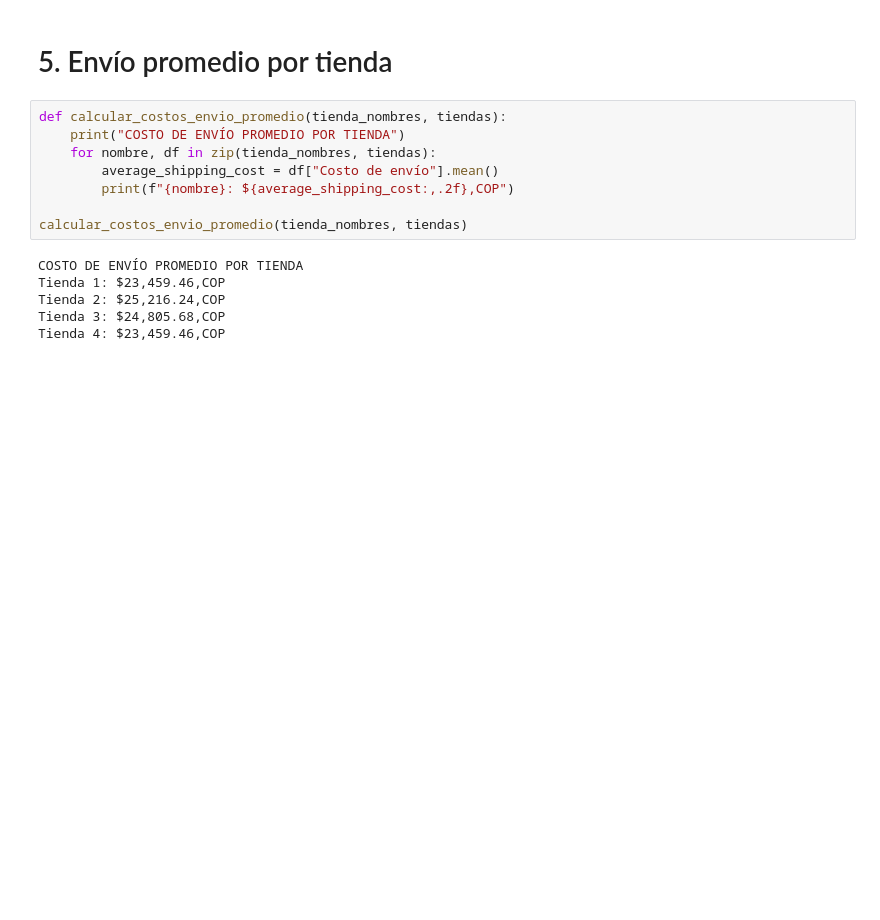
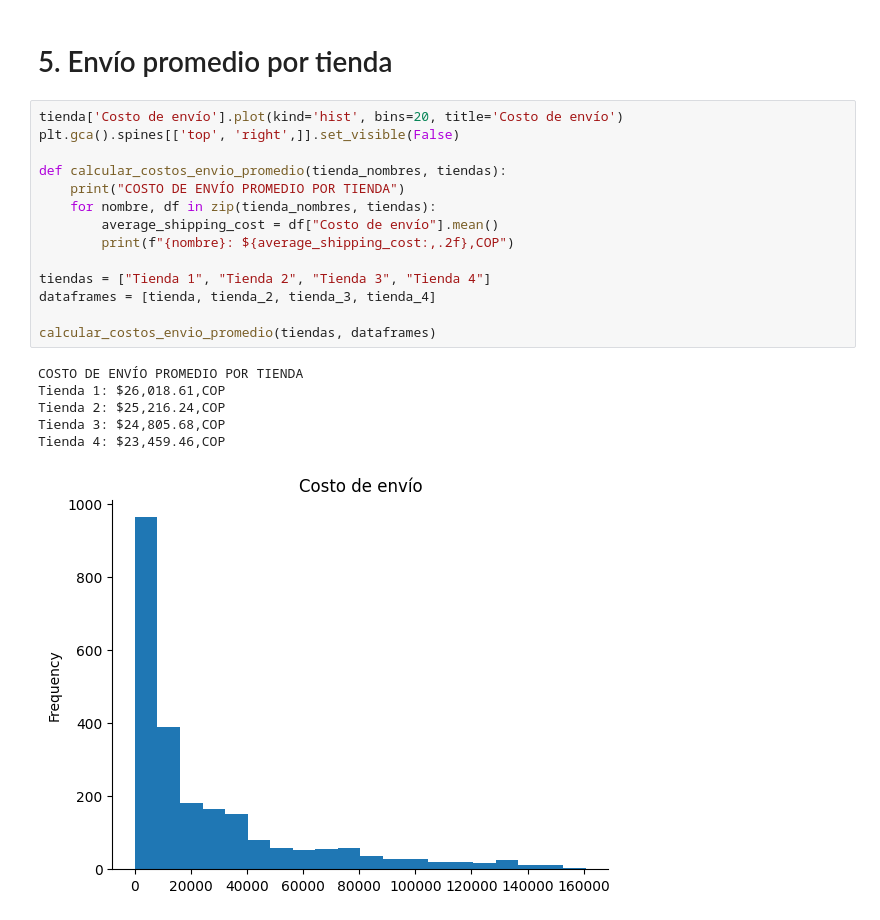
Before and after one commit to Oxpol85/Data-Base-Challenge-Juan-shop, a Jupyter notebook: AluraStoreLatam.ipynb, the cells around one changed output. Saved outputs shown, nothing was run; the diff lists cells and outputs as text; blank space fills up the shorter version.

```diff
--- a/AluraStoreLatam.ipynb
+++ b/AluraStoreLatam.ipynb
@@ -296,16 +296,23 @@ Guitarra eléctrica                  33  25823100
 # %% [markdown]
 # 5. Envío promedio por tienda
 # %%
+tienda['Costo de envío'].plot(kind='hist', bins=20, title='Costo de envío')
+plt.gca().spines[['top', 'right',]].set_visible(False)
+
 def calcular_costos_envio_promedio(tienda_nombres, tiendas):
     print("COSTO DE ENVÍO PROMEDIO POR TIENDA")
     for nombre, df in zip(tienda_nombres, tiendas):
         average_shipping_cost = df["Costo de envío"].mean()
         print(f"{nombre}: ${average_shipping_cost:,.2f},COP")
 
-calcular_costos_envio_promedio(tienda_nombres, tiendas)
+tiendas = ["Tienda 1", "Tienda 2", "Tienda 3", "Tienda 4"]
+dataframes = [tienda, tienda_2, tienda_3, tienda_4]
+
+calcular_costos_envio_promedio(tiendas, dataframes)
 # %% [output]
 COSTO DE ENVÍO PROMEDIO POR TIENDA
-Tienda 1: $23,459.46,COP
+Tienda 1: $26,018.61,COP
 Tienda 2: $25,216.24,COP
 Tienda 3: $24,805.68,COP
 Tienda 4: $23,459.46,COP
+[figure, added]
```
Also changed, not shown: parts of 4 cells of this notebook.
